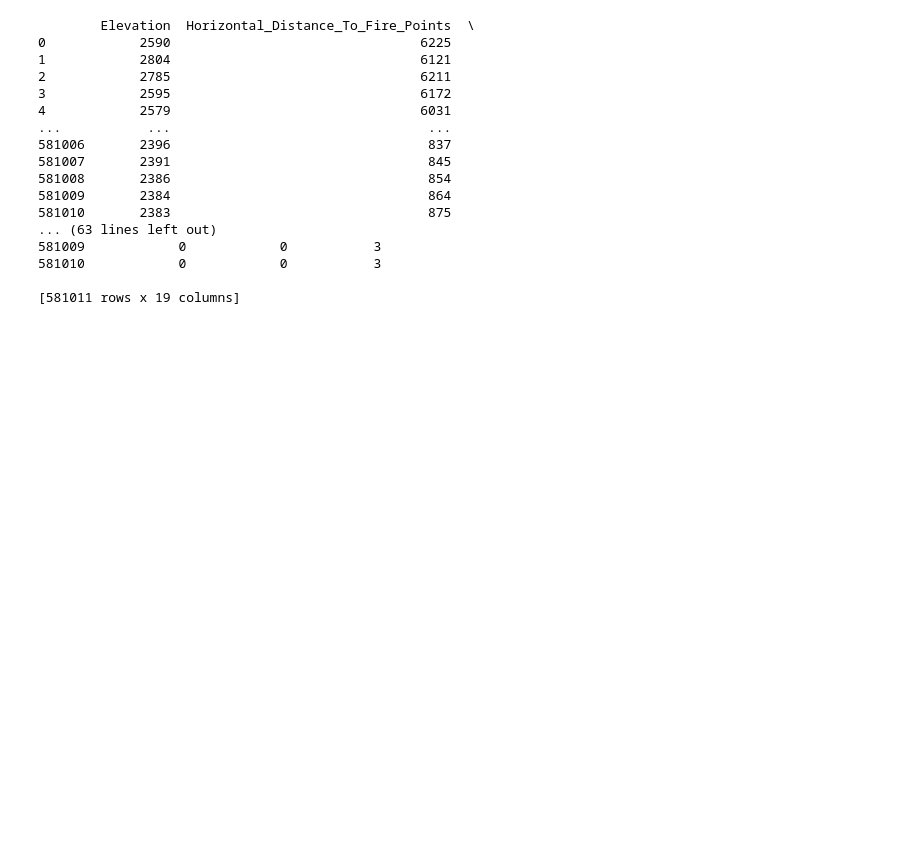
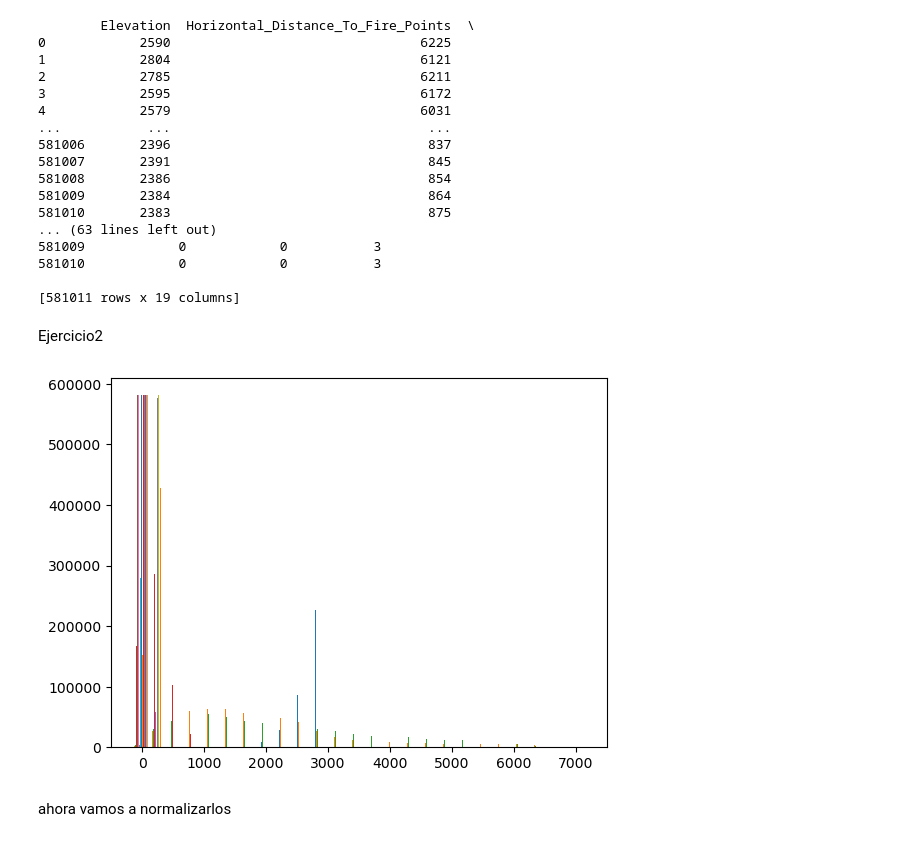
Before and after one commit to AngelMP02/Examen_Eda, a Jupyter notebook: data.ipynb, the cells around one changed output. Cells and saved outputs as stored; diff of their text form; code cells hidden in the pictures; blank space fills up the shorter version.

```diff
--- a/data.ipynb
+++ b/data.ipynb
@@ -88,3 +88,13 @@ print(data_1)
 581010            0            0           3
 
 [581011 rows x 19 columns]
+# %% [markdown]
+Ejercicio2
+# %%
+#histograma
+plt.hist(data_1.values,bins=25)
+plt.show()
+# %% [output]
+[figure, added]
+# %% [markdown]
+ahora vamos a normalizarlos
```
Also changed, not shown: parts of 5 cells of this notebook.
